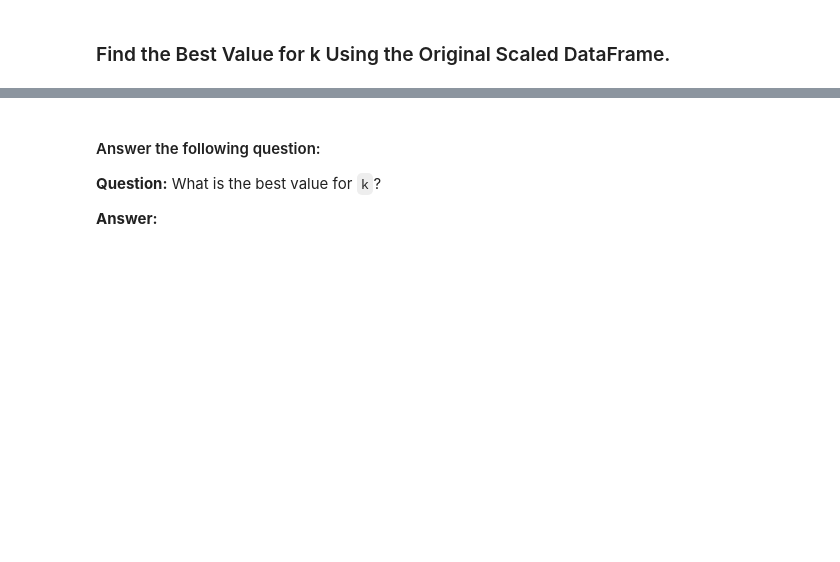
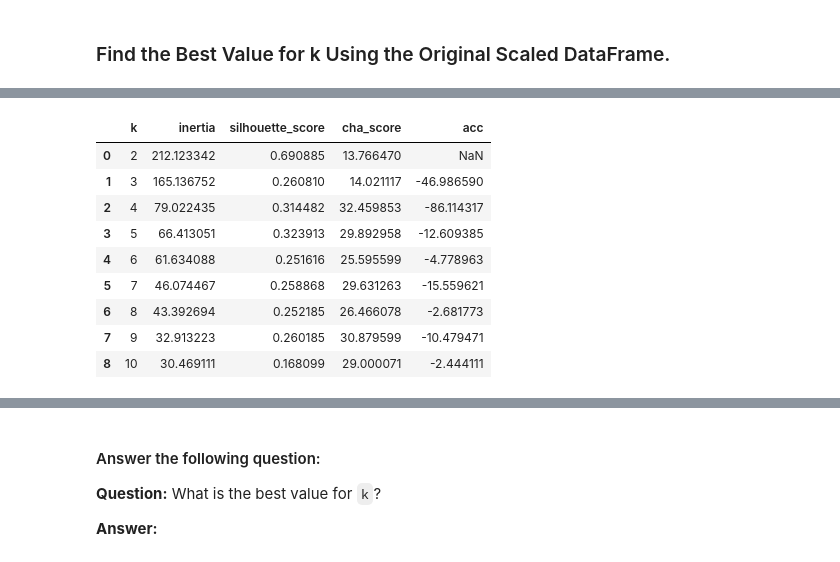
Before and after one commit to ajmonte0920/18_da_sep2024_hw_19_CryptoClustering, a Jupyter notebook: Crypto_Clustering_ajm.ipynb, the cells around one changed output, grey strips where cells are left out. Cells and saved outputs as stored; diff of their text form; code cells hidden in the pictures; blank space fills up the shorter version.

```diff
--- a/Crypto_Clustering_ajm.ipynb
+++ b/Crypto_Clustering_ajm.ipynb
@@ -139,0 +164,31 @@ df_scaled.head()
+# %%
+# Create a a list to store inertia values
+inertia = []
+silhouettes = []
+cha_chas = []
+
+# Create a a list to store the values of k
+k = list(range(2, 11)) # NOTE THAT K=1 BREAKS THE SILHOUETTE SCORE METRIC, SO 2-11 WAS USED
+
+# Create a for-loop where each value of k is evaluated using the K-means algorithm
+# Fit the model using the spread_df DataFrame
+# Append the value of the computed inertia from the `inertia_` attribute of the KMeans model instance
+for i in k:
+    # initialize the model
+    k_model = KMeans(n_clusters=i, random_state=1)
+
+    # fit the model
+    k_model.fit(X)
+
+    # predict the model
+    preds = k_model.predict(X)
+
+    # evaluate the model (generate the metics)
+    inertia.append(k_model.inertia_)
+    score = silhouette_score(X, preds)
+    silhouettes.append(score)
+
+    cha_cha = calinski_harabasz_score(X, preds)
+    cha_chas.append(cha_cha)
+
+    print(f"Finished {i} out of {max(k)}")
@@ -139,0 +205,20 @@ df_scaled.head()
+# %%
+# Define a DataFrame to hold the values for k and the corresponding inertia
+elbow_data = {"k": k, "inertia": inertia, "silhouette_score": silhouettes, "cha_score": cha_chas}
+df_elbow = pd.DataFrame(elbow_data)
+
+df_elbow["acc"] = df_elbow.inertia.diff()
+
+# Review the DataFrame
+df_elbow.head(20)
+# %% [output]
+|  | k | inertia | silhouette_score | cha_score | acc |
+| 0 | 2 | 212.123342 | 0.690885 | 13.766470 | NaN |
+| 1 | 3 | 165.136752 | 0.260810 | 14.021117 | -46.986590 |
+| 2 | 4 | 79.022435 | 0.314482 | 32.459853 | -86.114317 |
+| 3 | 5 | 66.413051 | 0.323913 | 29.892958 | -12.609385 |
+| 4 | 6 | 61.634088 | 0.251616 | 25.595599 | -4.778963 |
+| 5 | 7 | 46.074467 | 0.258868 | 29.631263 | -15.559621 |
+| 6 | 8 | 43.392694 | 0.252185 | 26.466078 | -2.681773 |
+| 7 | 9 | 32.913223 | 0.260185 | 30.879599 | -10.479471 |
+| 8 | 10 | 30.469111 | 0.168099 | 29.000071 | -2.444111 |
```
Also changed, not shown: parts of 6 cells of this notebook.
